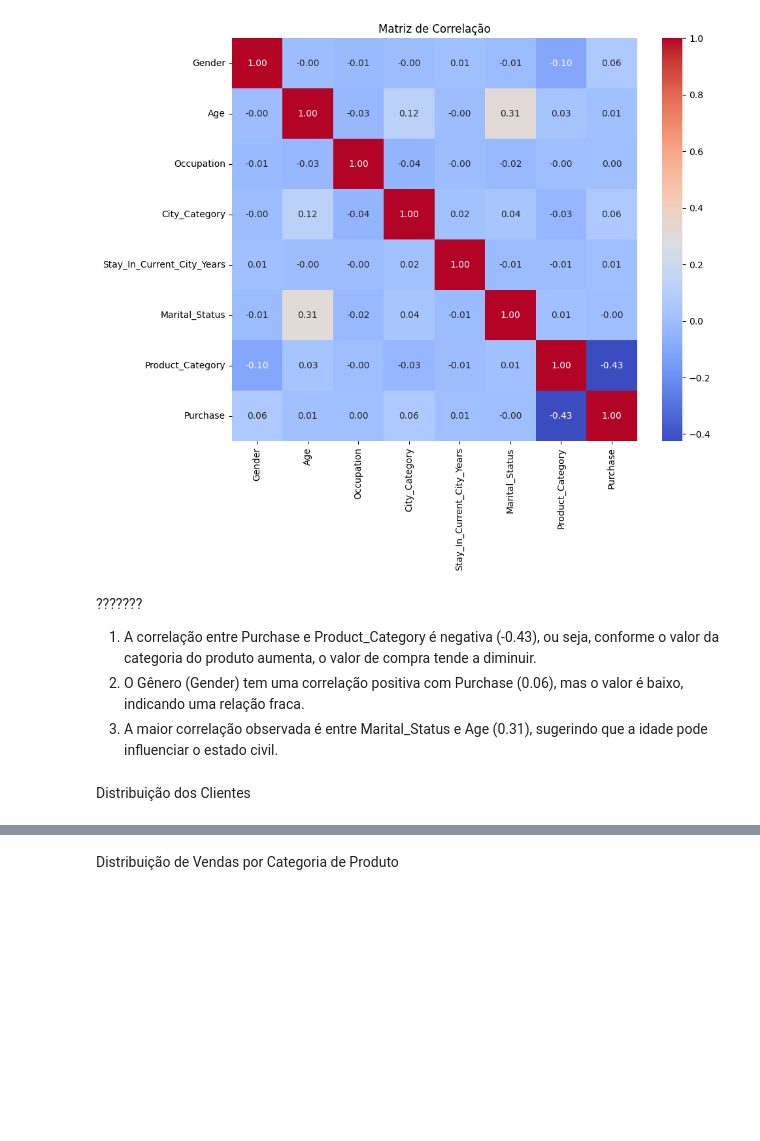
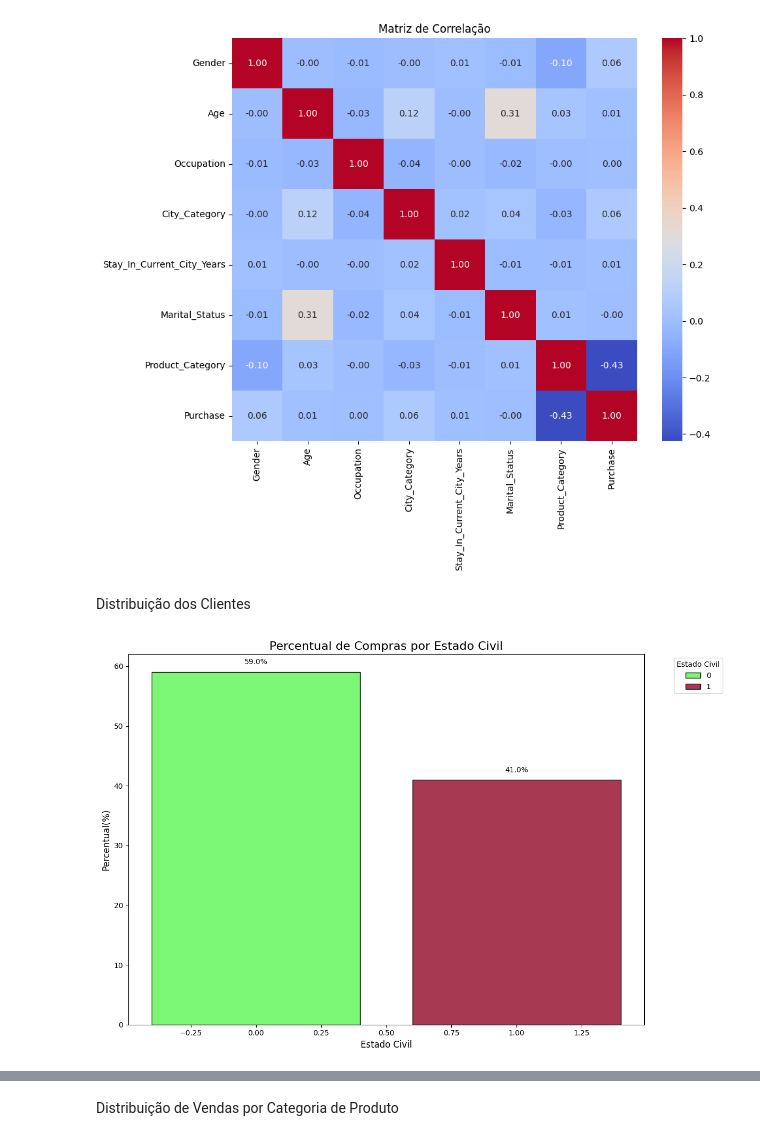
Before and after one commit to annecarv/infity_ds_project, a Jupyter notebook: notebooks/main.ipynb, the cells around one changed output, grey strips where cells are left out. Saved outputs shown, nothing was run; the diff lists cells and outputs as text; code cells hidden in the pictures; blank space fills up the shorter version.

```diff
--- a/notebooks/main.ipynb
+++ b/notebooks/main.ipynb
@@ -21,0 +31,3 @@ df_ml = df
+# %%
+df = pd.read_csv('Walmart Sales.csv')
+df_ml = df
@@ -48,0 +139,3 @@ percentual_publico_masculino = (qtd_publico_masculino / qtd_clientes_unicos) * 1
+# %%
+percentual_compras_por_estado_civil = (soma_compras_por_estado_civil / soma_total_compras) * 100
+percentual_compras_por_estado_civil
@@ -52,3 +174,0 @@ percentual_compras_por_cidade
-# %%
-percentual_compras_por_estado_civil = (qtd_compras_por_estado_civil / qtd_compras_por_estado_civil.sum()) * 100
-percentual_compras_por_estado_civil
@@ -171,14 +406,0 @@ plt.show()
-# %%
-model = SGDClassifier(max_iter=1000)
-
-batch_size = 1000
-for i in range(0, len(X_treino), batch_size):
-    end_i = min(i + batch_size, len(X_treino))
-    model.partial_fit(X_treino[i:end_i], y_treino[i:end_i], classes=np.unique(y_treino))
-
-y_pred = model.predict(X_teste)
-
-acuracia = accuracy_score(y_teste, y_pred)
-print(f'Acurácia: {acuracia}')
-
-print(classification_report(y_teste, y_pred))
@@ -248,35 +507,35 @@ plt.title("Matriz de Correlação")
 plt.show()
 # %% [output]
 [figure]
-# %% [markdown]
-???????
-1. A correlação entre Purchase e Product_Category é negativa (-0.43), ou seja, conforme o valor da categoria do produto aumenta, o valor de compra tende a diminuir.
-2. O Gênero (Gender) tem uma correlação positiva com Purchase (0.06), mas o valor é baixo, indicando uma relação fraca.
-3. A maior correlação observada é entre Marital_Status e Age (0.31), sugerindo que a idade pode influenciar o estado civil.
 # %% [markdown]
 Distribuição dos Clientes
 # %%
 num_categorias = len(df['Marital_Status'])
 cores_aleatorias = np.random.rand(num_categorias, 3)
 
 plt.figure(figsize=(12, 8))
 
-plt.bar(percentual_compras_por_estado_civil.index,
+barras = plt.bar(percentual_compras_por_estado_civil.index,
         percentual_compras_por_estado_civil.values,
         color=cores_aleatorias,
         edgecolor='black')
 
 plt.title('Percentual de Compras por Estado Civil', fontsize=16)
 plt.xlabel('Estado Civil', fontsize=12)
 plt.ylabel('Percentual(%)', fontsize=12)
+plt.legend(barras, percentual_compras_por_estado_civil.index,
+           title='Estado Civil', bbox_to_anchor=(1.05, 1), loc='upper left')
 
 for i in range(len(percentual_compras_por_estado_civil)):
     plt.text(i, percentual_compras_por_estado_civil.values[i] + 1,
              f'{percentual_compras_por_estado_civil.values[i]:.1f}%',
              ha='center', va='bottom')
 
+
 plt.tight_layout()
 plt.show()
+# %% [output]
+[figure, added]
 # %%
 num_categorias = len(df['City_Category'])
 cores_aleatorias = np.random.rand(num_categorias, 3)
```
Also changed, not shown: parts of 56 cells of this notebook, 6 other files.
